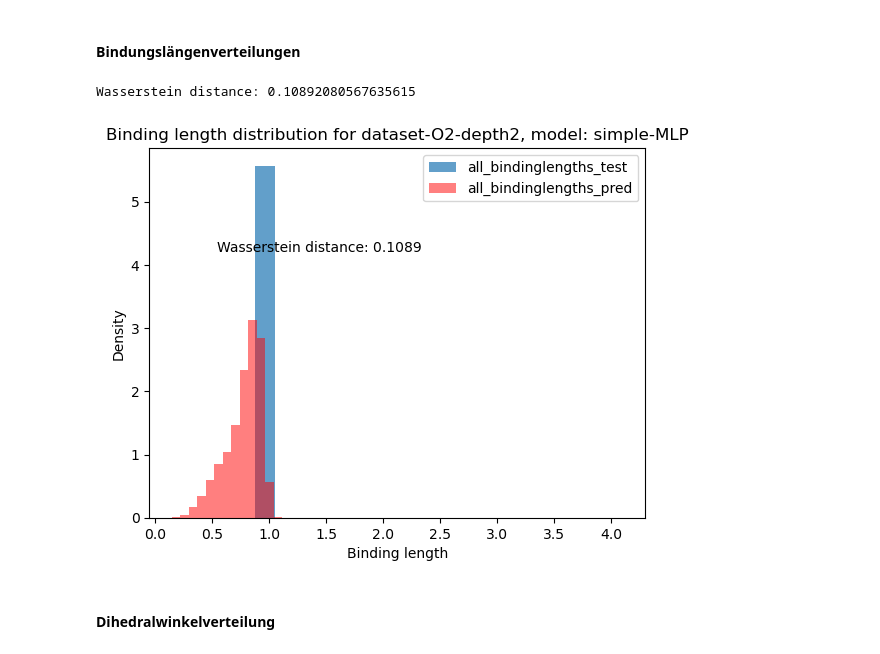
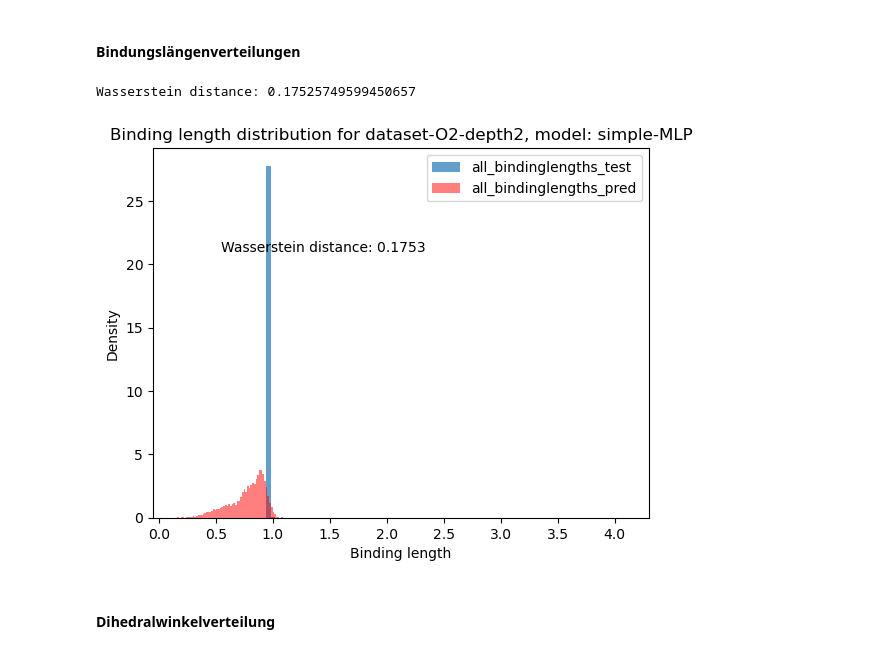
Before and after one commit to Hasosh/Hydrogen-Prediction, a Jupyter notebook: src/test_models.ipynb, the cells around one changed output. Drawn from its saved outputs; the diff is of its cells as text; code cells hidden in the pictures.

Commit message:
updated notebooks train_models.ipynb test_models.ipynb

```diff
--- a/src/test_models.ipynb
+++ b/src/test_models.ipynb
@@ -483,0 +486,9 @@ plt.show()
+# %%
+import pickle
+
+base_folder_name = 'dataset-C4-depth2-withcon'
+
+with open(f'../data/{base_folder_name}/connections.pkl', 'rb') as f:
+    connections = pickle.load(f)
+
+connections_train, connections_test = connections
@@ -619,34 +682,34 @@ plt.show()
 all_bindinglengths_test = bindungslängen(y_test)
 # %%
 all_bindinglengths_pred = bindungslängen(y_pred)
-# %%
-# Calculate Wasserstein distance
-distance = calculate_wasserstein_distance(all_bindinglengths_test, all_bindinglengths_pred, bins=20, range=(0, 5))
-print(f'Wasserstein distance: {distance}')
-# %% [output]
-Wasserstein distance: 0.10892080567635615
+# %%
+# Calculate Wasserstein distance
+distance = calculate_wasserstein_distance(all_bindinglengths_test, all_bindinglengths_pred, bins=100, range=(0, 5))
+print(f'Wasserstein distance: {distance}')
+# %% [output]
+Wasserstein distance: 0.17525749599450657
 # %%
 # Plot histograms
-plt.hist(all_bindinglengths_test, bins=20, density=True, alpha=0.7, label='all_bindinglengths_test')
-plt.hist(all_bindinglengths_pred, bins=20, density=True, alpha=0.5, color="red", label='all_bindinglengths_pred')
+plt.hist(all_bindinglengths_test, bins=100, density=True, alpha=0.7, label='all_bindinglengths_test')
+plt.hist(all_bindinglengths_pred, bins=100, density=True, alpha=0.5, color="red", label='all_bindinglengths_pred')
 plt.title("Binding length distribution for dataset-O2-depth2, model: simple-MLP")
 plt.xlabel("Binding length")
 plt.ylabel("Density")
 
 # Add Wasserstein distance text
 plt.text(0.55, 0.75, f'Wasserstein distance: {distance:.4f}',
          horizontalalignment='right',
          verticalalignment='top',
          transform=plt.gca().transAxes)
 
 # Add legend
 plt.legend()
 
 # Save plot
 plt.savefig("../img/testing/dataset-O2-depth2/bindinglength-distribution.png", bbox_inches='tight')
 plt.show()
 # %% [output]
-[figure, old version]
+[figure, new version]
 # %% [markdown]
 #### Dihedralwinkelverteilung
 # %%
```
Also changed, not shown: parts of 7 cells of this notebook, 1 other file.
